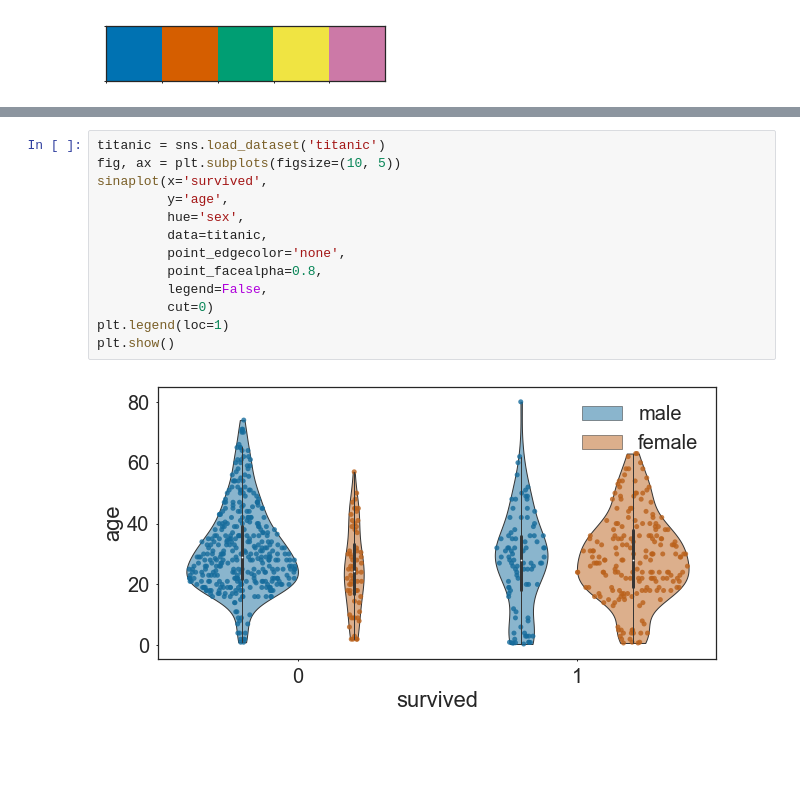
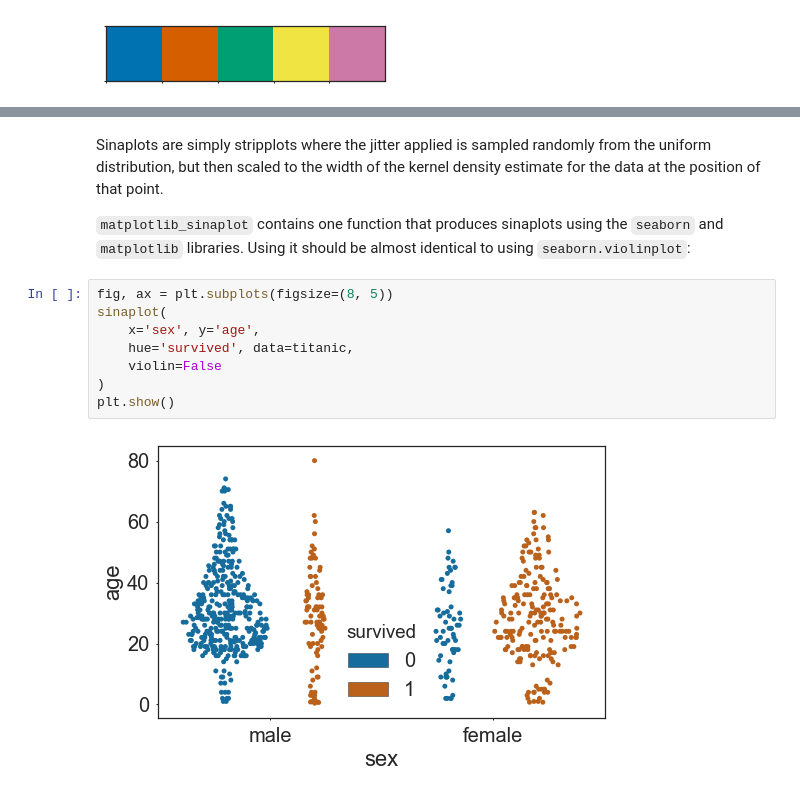
Before and after one commit to mparker2/seaborn_sinaplot, a Jupyter notebook: seaborn_sinaplot.ipynb, the cells around one changed output, grey strips where cells are left out. Saved outputs shown, nothing was run; the diff lists cells and outputs as text; blank space fills up the shorter version.

Commit message:
made split and violin show/hide work

```diff
--- a/seaborn_sinaplot.ipynb
+++ b/seaborn_sinaplot.ipynb
@@ -21,15 +33,14 @@ plt.show()
+# %% [markdown]
+Sinaplots are simply stripplots where the jitter applied is sampled randomly from the uniform distribution, but then scaled to the width of the kernel density estimate for the data at the position of that point.
+
+`matplotlib_sinaplot` contains one function that produces sinaplots using the `seaborn` and `matplotlib` libraries. Using it should be almost identical to using `seaborn.violinplot`:
 # %%
-titanic = sns.load_dataset('titanic')
-fig, ax = plt.subplots(figsize=(10, 5))
-sinaplot(x='survived',
-         y='age',
-         hue='sex',
-         data=titanic,
-         point_edgecolor='none',
-         point_facealpha=0.8,
-         legend=False,
-         cut=0)
-plt.legend(loc=1)
+fig, ax = plt.subplots(figsize=(8, 5))
+sinaplot(
+    x='sex', y='age',
+    hue='survived', data=titanic,
+    violin=False
+)
 plt.show()
 # %% [output]
-[figure, old version]
+[figure, new version]
```
Also changed, not shown: parts of 8 cells of this notebook, 1 other file.
